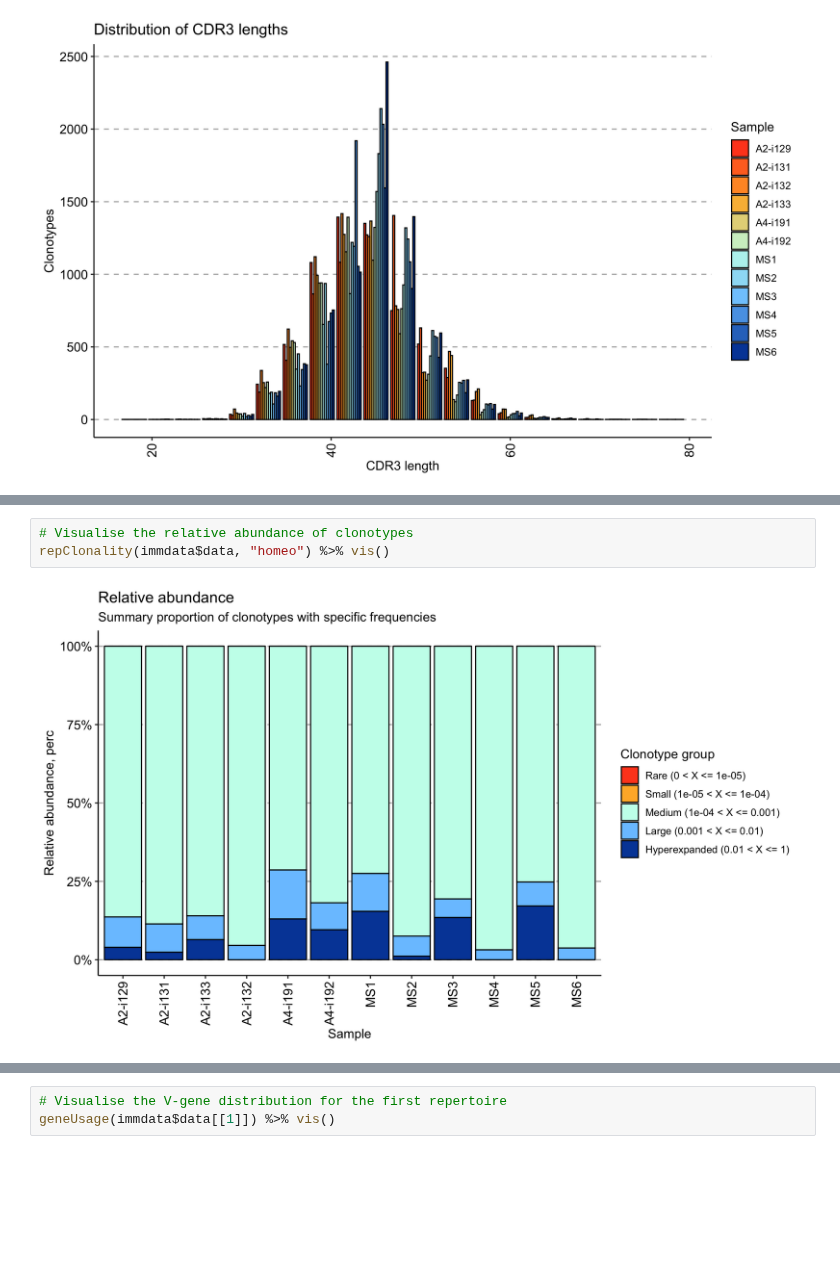
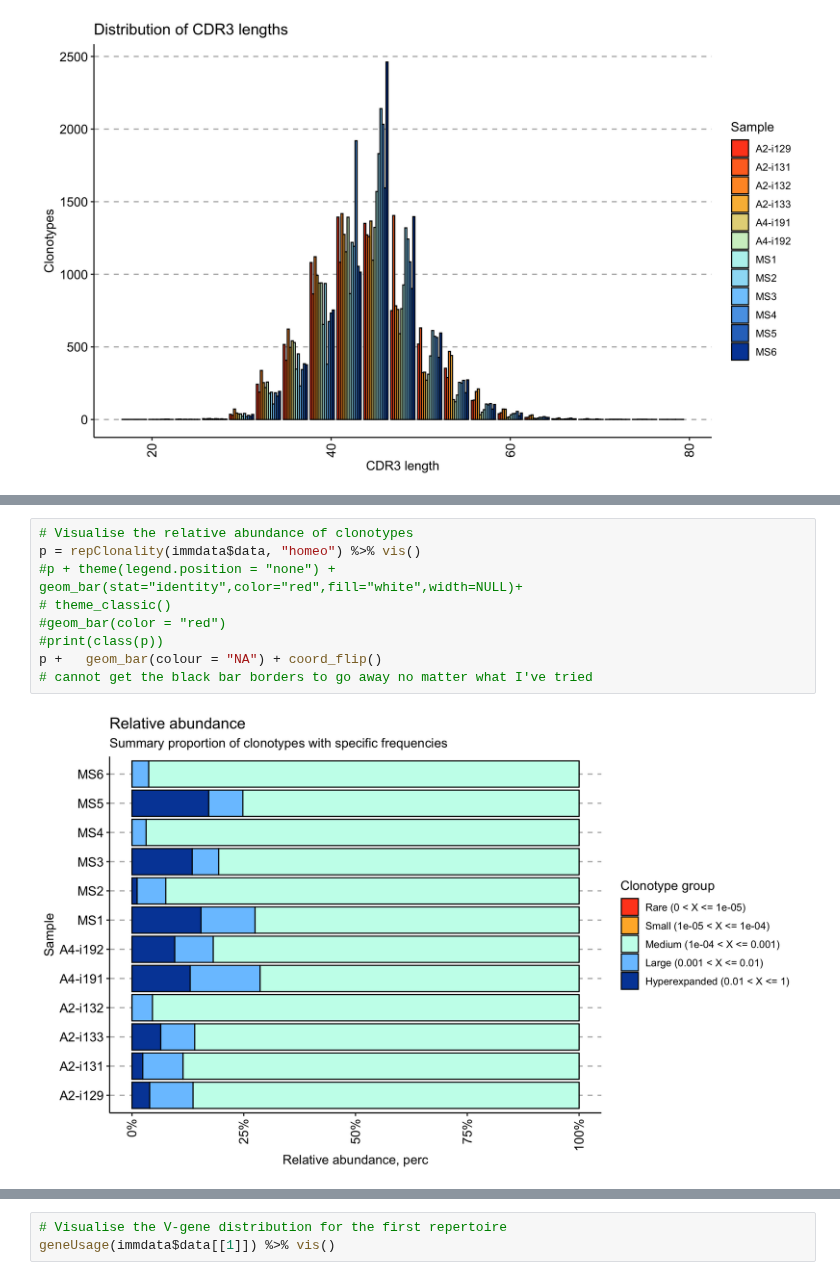
Before and after one commit to ucsffrancislab/genomics, a Jupyter notebook: data/immunarch_demo.ipynb, the cells around one changed output, grey strips where cells are left out. Drawn from its saved outputs; the diff is of its cells as text; blank space fills up the shorter version.

```diff
--- a/data/immunarch_demo.ipynb
+++ b/data/immunarch_demo.ipynb
@@ -32,5 +36,11 @@ repExplore(immdata$data, "lens") %>% vis()
 # %%
 # Visualise the relative abundance of clonotypes
-repClonality(immdata$data, "homeo") %>% vis()
+p = repClonality(immdata$data, "homeo") %>% vis()
+#p + theme(legend.position = "none") + geom_bar(stat="identity",color="red",fill="white",width=NULL)+
+# theme_classic()
+#geom_bar(color = "red")
+#print(class(p))
+p +   geom_bar(colour = "NA") + coord_flip()
+# cannot get the black bar borders to go away no matter what I've tried
 # %% [output]
-[figure, old version]
+[figure, new version]
```
Also changed, not shown: parts of 5 cells of this notebook.
